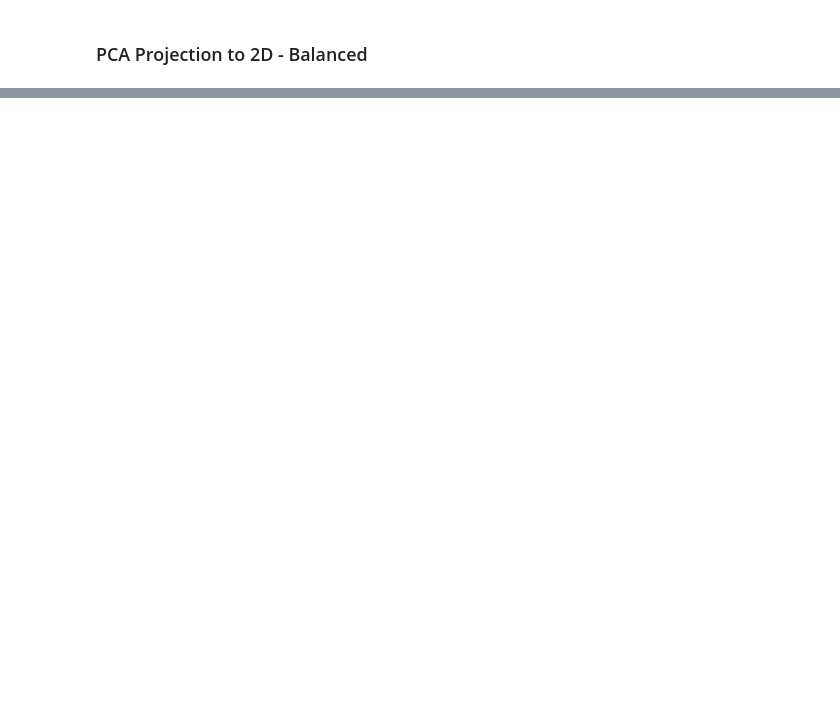
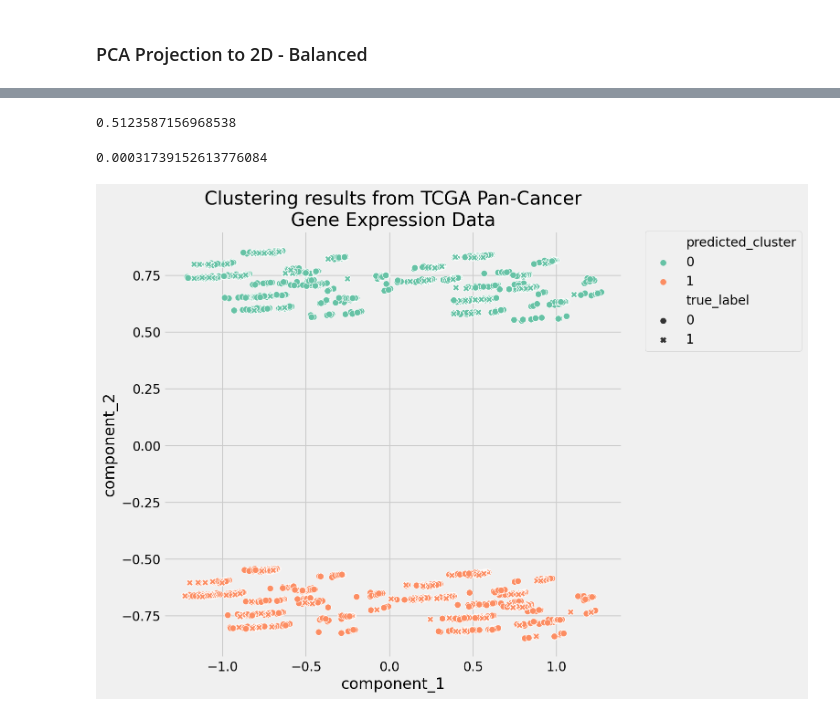
Before and after one commit to luisfreitas213/StrokePredicton, a Jupyter notebook: 03.Unsupervised.ipynb, the cells around one changed output, grey strips where cells are left out. Drawn from its saved outputs; the diff is of its cells as text; code cells hidden in the pictures; blank space fills up the shorter version.

```diff
--- a/03.Unsupervised.ipynb
+++ b/03.Unsupervised.ipynb
@@ -127,0 +344,9 @@ ax.grid()
+# %%
+n_clusters = len(label_encoder.classes_)
+# %%
+preprocessor = Pipeline(
+    [
+        ("scaler", MinMaxScaler()),
+        ("pca", PCA(n_components=2, random_state=42)),
+    ]
+)
@@ -127,0 +368,9 @@ ax.grid()
+# %%
+pipe = Pipeline(
+    [
+        ("preprocessor", preprocessor),
+        ("clusterer", clusterer)
+    ]
+)
+# %%
+pipe.fit(X_train_oversampled)
@@ -127,0 +390,38 @@ ax.grid()
+# %%
+silhouette_score(preprocessed_data, predicted_labels)
+# %% [output]
+0.5123587156968538
+# %%
+adjusted_rand_score(true_labels, predicted_labels)
+# %% [output]
+0.00031739152613776084
+# %%
+pcadf = pd.DataFrame(
+    pipe["preprocessor"].transform(X_train_oversampled),
+    columns=["component_1", "component_2"],
+)
+
+pcadf["predicted_cluster"] = pipe["clusterer"]["kmeans"].labels_
+pcadf["true_label"] = label_encoder.inverse_transform(true_labels)
+
+plt.style.use("fivethirtyeight")
+plt.figure(figsize=(8, 8))
+
+scat = sns.scatterplot(
+    "component_1",
+    "component_2",
+    s=50,
+    data=pcadf,
+    hue="predicted_cluster",
+    style="true_label",
+    palette="Set2",
+)
+
+scat.set_title(
+    "Clustering results from TCGA Pan-Cancer\nGene Expression Data"
+)
+plt.legend(bbox_to_anchor=(1.05, 1), loc=2, borderaxespad=0.0)
+
+plt.show()
+# %% [output]
+[figure, added]
```
Also changed, not shown: parts of 36 cells of this notebook, 4 other files.
